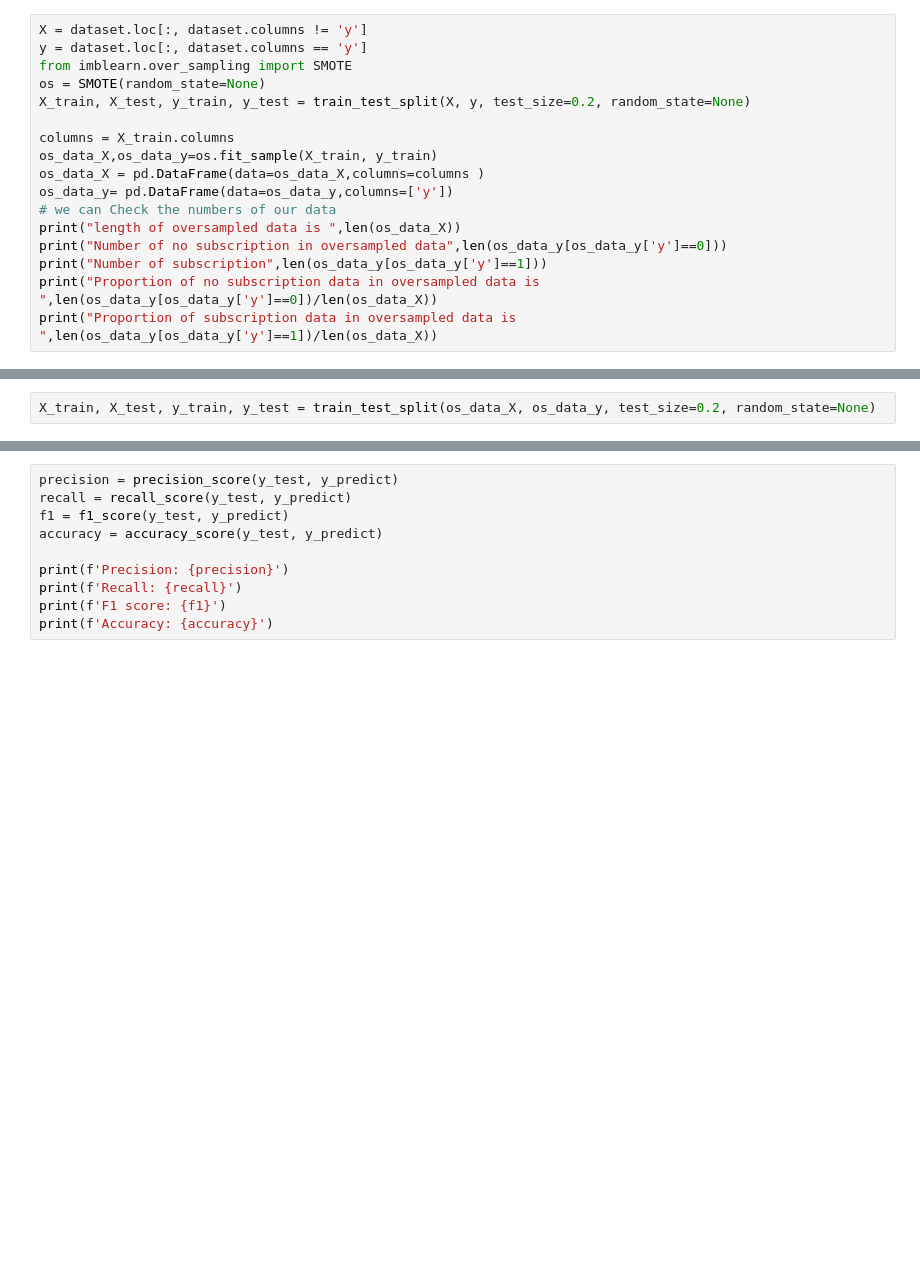
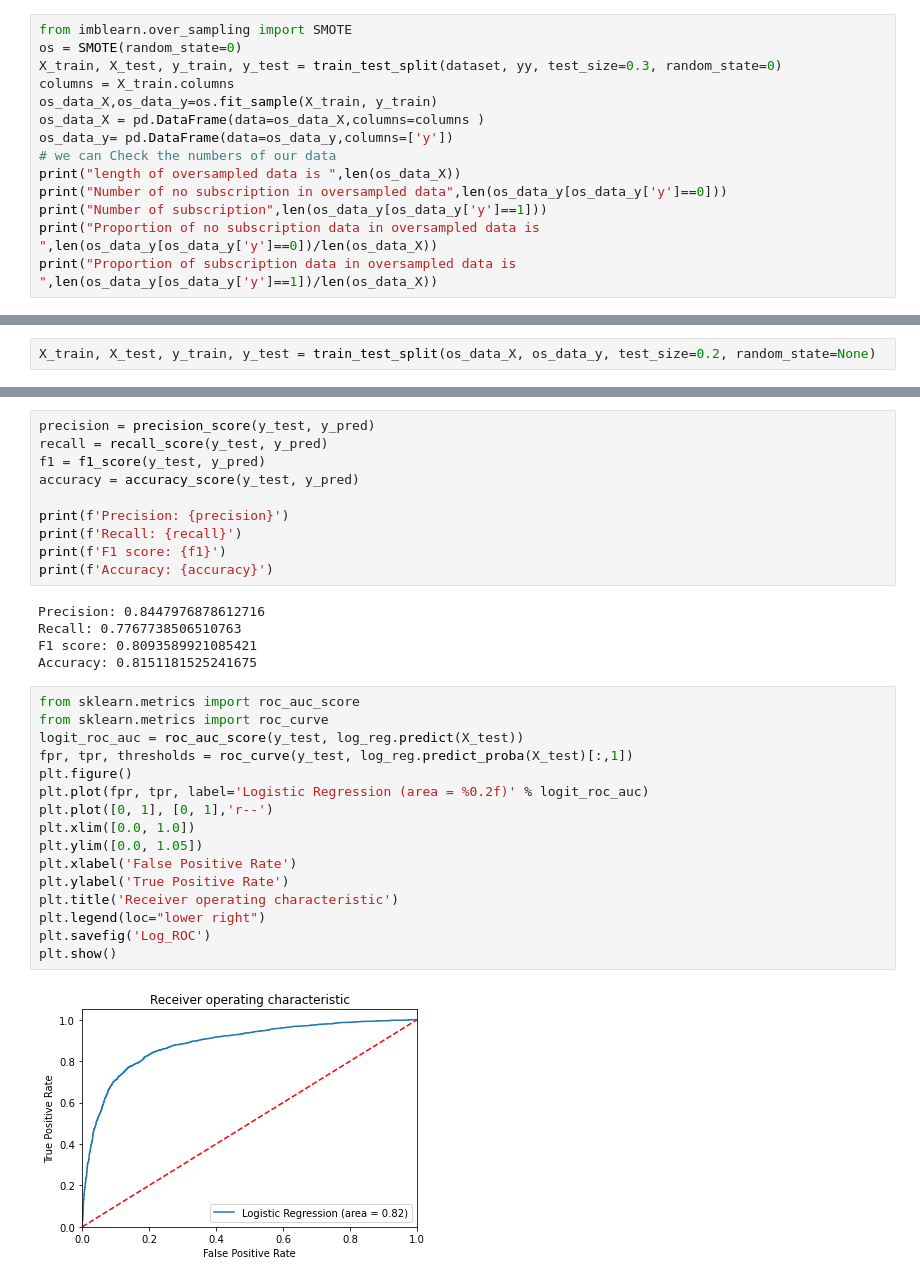
Before and after one commit to Cheeseburgerfly/AIAssignment, a Jupyter notebook: logreg.ipynb, the cells around one changed output, grey strips where cells are left out. Drawn from its saved outputs; the diff is of its cells as text; blank space fills up the shorter version.

```diff
--- a/logreg.ipynb
+++ b/logreg.ipynb
@@ -134,11 +164,8 @@ y            False
 dtype: bool
 # %%
-X = dataset.loc[:, dataset.columns != 'y']
-y = dataset.loc[:, dataset.columns == 'y']
 from imblearn.over_sampling import SMOTE
-os = SMOTE(random_state=None)
-X_train, X_test, y_train, y_test = train_test_split(X, y, test_size=0.2, random_state=None)
-
+os = SMOTE(random_state=0)
+X_train, X_test, y_train, y_test = train_test_split(dataset, yy, test_size=0.3, random_state=0)
 columns = X_train.columns
 os_data_X,os_data_y=os.fit_sample(X_train, y_train)
 os_data_X = pd.DataFrame(data=os_data_X,columns=columns )
@@ -235,10 +305,33 @@ print(f'False positive: {fp}')
 # %%
-precision = precision_score(y_test, y_predict)
-recall = recall_score(y_test, y_predict)
-f1 = f1_score(y_test, y_predict)
-accuracy = accuracy_score(y_test, y_predict)
+precision = precision_score(y_test, y_pred)
+recall = recall_score(y_test, y_pred)
+f1 = f1_score(y_test, y_pred)
+accuracy = accuracy_score(y_test, y_pred)
 
 print(f'Precision: {precision}')
 print(f'Recall: {recall}')
 print(f'F1 score: {f1}')
 print(f'Accuracy: {accuracy}')
+# %% [output]
+Precision: 0.8447976878612716
+Recall: 0.7767738506510763
+F1 score: 0.8093589921085421
+Accuracy: 0.8151181525241675
+# %%
+from sklearn.metrics import roc_auc_score
+from sklearn.metrics import roc_curve
+logit_roc_auc = roc_auc_score(y_test, log_reg.predict(X_test))
+fpr, tpr, thresholds = roc_curve(y_test, log_reg.predict_proba(X_test)[:,1])
+plt.figure()
+plt.plot(fpr, tpr, label='Logistic Regression (area = %0.2f)' % logit_roc_auc)
+plt.plot([0, 1], [0, 1],'r--')
+plt.xlim([0.0, 1.0])
+plt.ylim([0.0, 1.05])
+plt.xlabel('False Positive Rate')
+plt.ylabel('True Positive Rate')
+plt.title('Receiver operating characteristic')
+plt.legend(loc="lower right")
+plt.savefig('Log_ROC')
+plt.show()
+# %% [output]
+[figure, added]
```
Also changed, not shown: parts of 16 cells of this notebook, 1 other file.
